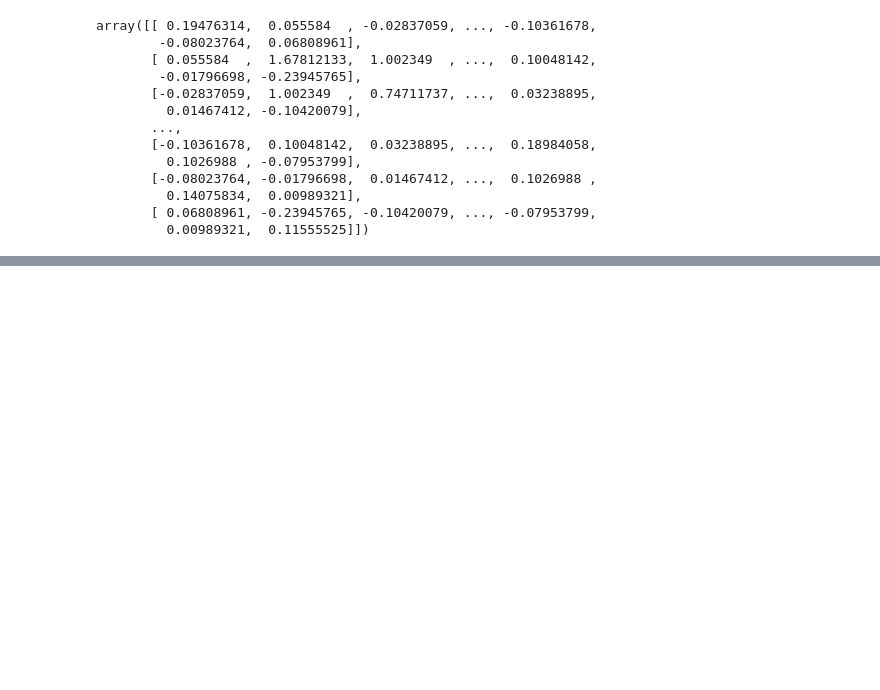
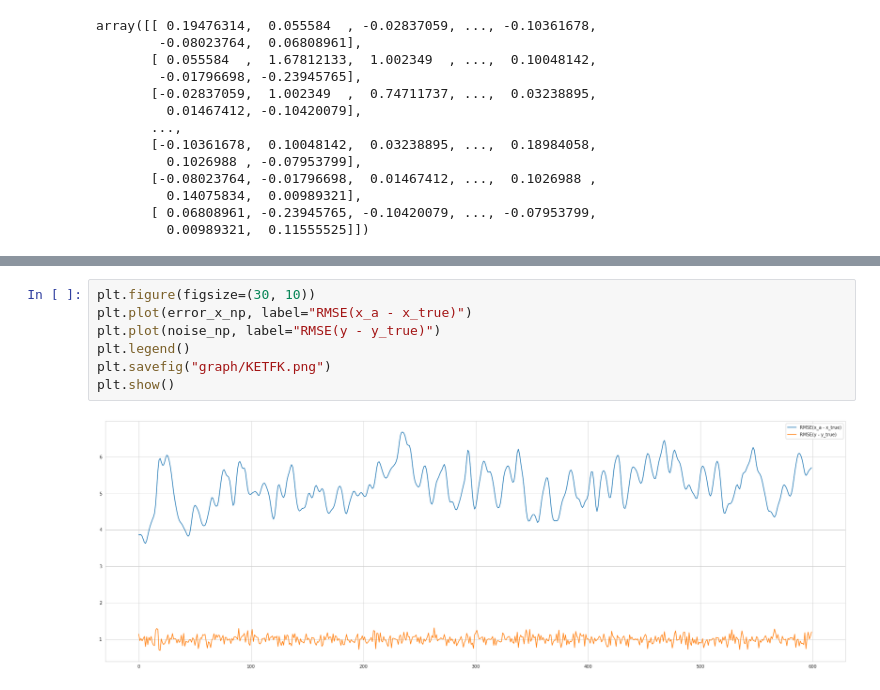
Before and after one commit to tychy/ASSIM, a Jupyter notebook: main.ipynb, the cells around one changed output, grey strips where cells are left out. Drawn from its saved outputs; the diff is of its cells as text; blank space fills up the shorter version.

```diff
--- a/main.ipynb
+++ b/main.ipynb
@@ -795,0 +955,9 @@ array([[ 0.19476314,  0.055584  , -0.02837059, ..., -0.10361678,
+# %%
+plt.figure(figsize=(30, 10))
+plt.plot(error_x_np, label="RMSE(x_a - x_true)")
+plt.plot(noise_np, label="RMSE(y - y_true)")
+plt.legend()
+plt.savefig("graph/KETFK.png")
+plt.show()
+# %% [output]
+[figure, added]
```
Also changed, not shown: parts of 12 cells of this notebook, 5 other files.
